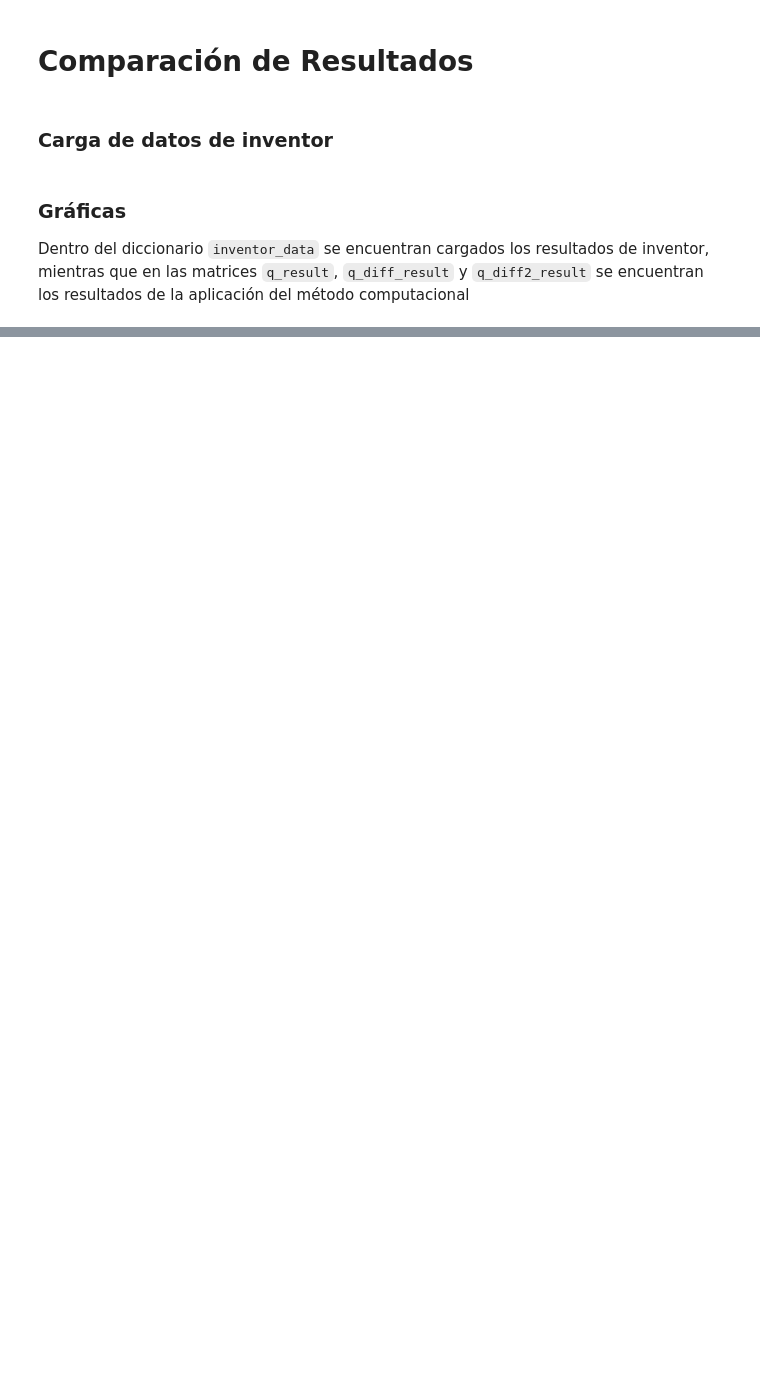
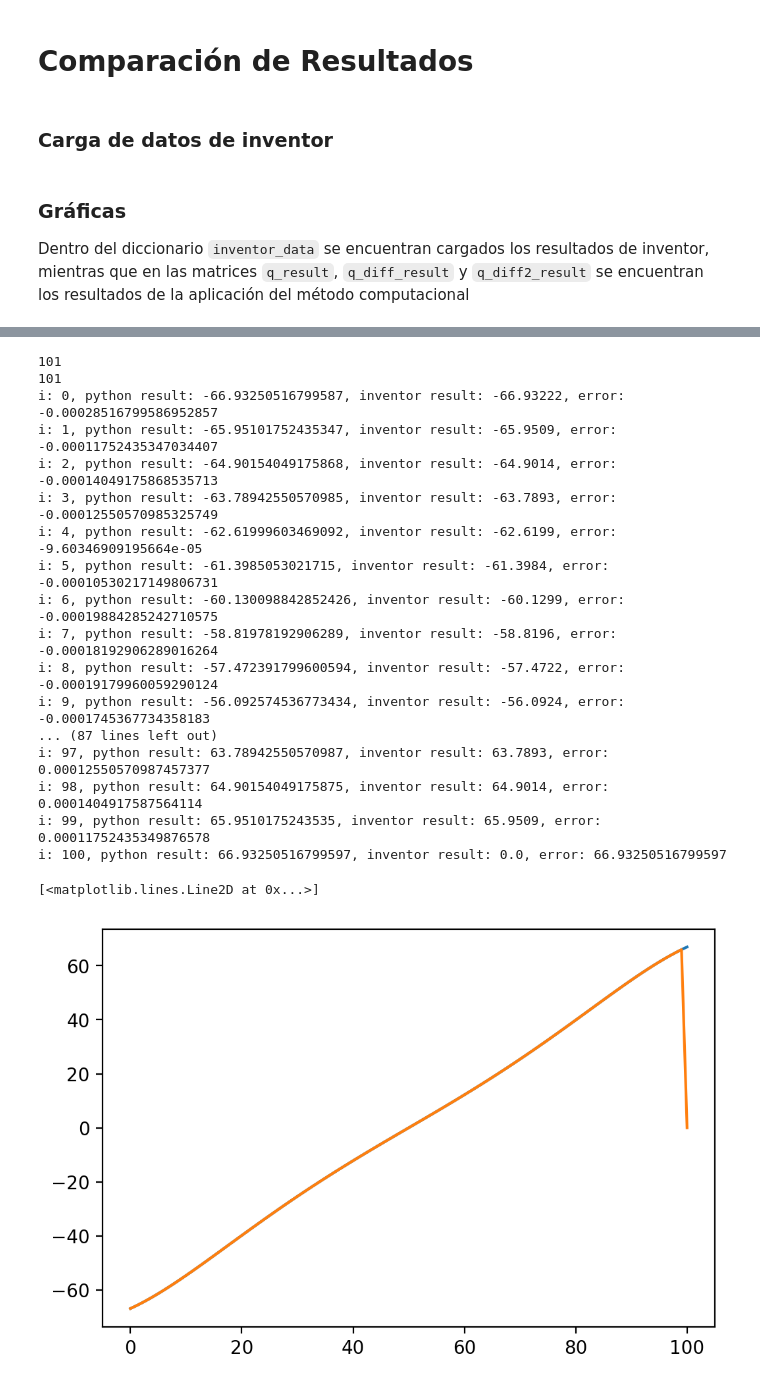
Before and after one commit to caverar/DinamicaComputacionalSistemasMulticuerpo, a Jupyter notebook: Proyecto/Codigo/simulation.ipynb, the cells around one changed output, grey strips where cells are left out. Drawn from its saved outputs; the diff is of its cells as text; code cells hidden in the pictures; blank space fills up the shorter version.

```diff
--- a/Proyecto/Codigo/simulation.ipynb
+++ b/Proyecto/Codigo/simulation.ipynb
@@ -716,0 +809,31 @@ plt.show()
+# %%
+print(len(q_diff_result[:,24]))
+print(len(inventor_data['L_9_x_diff']))
+
+for i in range(len(q_diff_result[:,24])):
+    # print i, python result, inventor result, error with string descriptors before each
+
+    print("i: " + str(i) + ", python result: " + str(q_diff_result[i,24]) + ", inventor result: " + str(inventor_data['L_9_x_diff'][i])
+          + ", error: " + str((q_diff_result[i,24] - inventor_data['L_9_x_diff'][i])))
+plt.plot(q_diff_result[:,24])
+plt.plot(inventor_data['L_9_x_diff'])
+# %% [output]
+101
+101
+i: 0, python result: -66.93250516799587, inventor result: -66.93222, error: -0.00028516799586952857
+i: 1, python result: -65.95101752435347, inventor result: -65.9509, error: -0.00011752435347034407
+i: 2, python result: -64.90154049175868, inventor result: -64.9014, error: -0.00014049175868535713
+i: 3, python result: -63.78942550570985, inventor result: -63.7893, error: -0.00012550570985325749
+i: 4, python result: -62.61999603469092, inventor result: -62.6199, error: -9.60346909195664e-05
+i: 5, python result: -61.3985053021715, inventor result: -61.3984, error: -0.00010530217149806731
+i: 6, python result: -60.130098842852426, inventor result: -60.1299, error: -0.00019884285242710575
+i: 7, python result: -58.81978192906289, inventor result: -58.8196, error: -0.00018192906289016264
+i: 8, python result: -57.472391799600594, inventor result: -57.4722, error: -0.00019179960059290124
+i: 9, python result: -56.092574536773434, inventor result: -56.0924, error: -0.0001745367734358183
+... (87 lines left out)
+i: 97, python result: 63.78942550570987, inventor result: 63.7893, error: 0.00012550570987457377
+i: 98, python result: 64.90154049175875, inventor result: 64.9014, error: 0.0001404917587564114
+i: 99, python result: 65.9510175243535, inventor result: 65.9509, error: 0.00011752435349876578
+i: 100, python result: 66.93250516799597, inventor result: 0.0, error: 66.93250516799597
+[<matplotlib.lines.Line2D at 0x...>]
+[figure, added]
```
Also changed, not shown: parts of 13 cells of this notebook, 16 other files.
